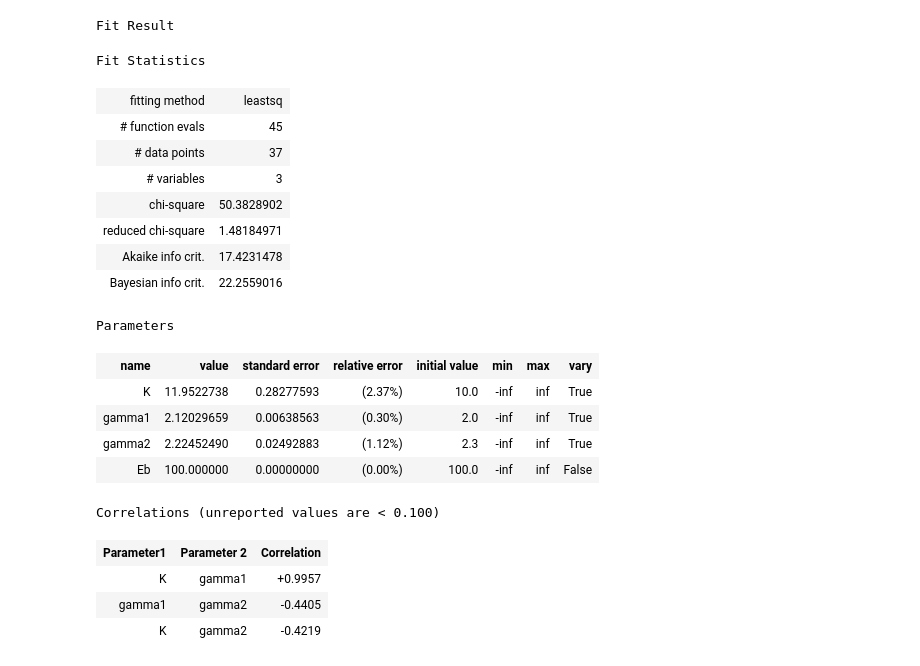
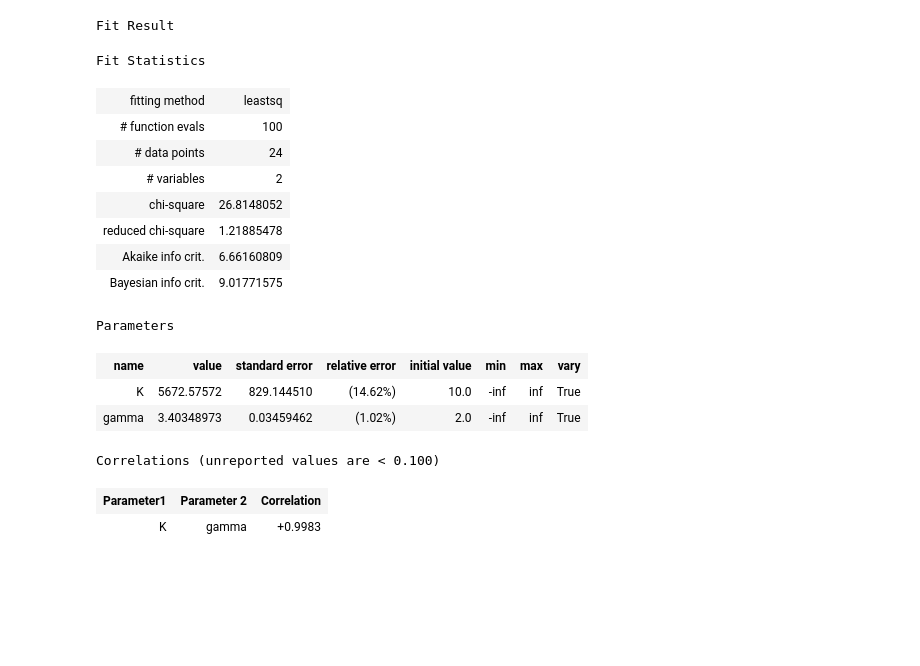
Before and after one commit to tristanbouchet/spi-tap, a Jupyter notebook: fit_spectra.ipynb, the cells around one changed output. Drawn from its saved outputs; the diff is of its cells as text; code cells hidden in the pictures; blank space fills up the shorter version.

```diff
--- a/fit_spectra.ipynb
+++ b/fit_spectra.ipynb
@@ -128,6 +6,8 @@ import spitap.spec_fit as sf
 # %%
-src_name, spec_dir = 'Crab', '/home/tbouchet/SPI_SOURCES/obs/crab/2003-02-19_2003-02-21_15deg/20_600_40log_SE/fit_0dn_1pi'
-# src_name, spec_dir = 'swift_1727', '/home/tbouchet/SPI_SOURCES/obs/S1727/2023-09-07_2023-09-08_15deg/20_400_21perso_SE/fit_0di_1pi'
+main_dir = "/home/tbouchet/SPI_SOURCES/obs"
+# src_name, spec_dir = 'Crab', '/home/tbouchet/SPI_SOURCES/obs/crab/2023-08-01_2023-10-01_15deg/20_400_35log_SE/fit_0dn_1pi'
+# src_name, spec_dir = 'Crab', '/home/tbouchet/SPI_SOURCES/obs/crab/2003-02-19_2003-02-21_15deg/20_600_40log_SE/fit_0dn_1pi'
+src_name, spec_dir = 'SWIFT_J1727.8-1613', f'{main_dir}/S1727/2023-09-07_2023-09-08_15deg/20_400_27perso_SE/fit_0di_1pi'
 resp = sf.Response(spec_dir, rmf_ebound_ext='EBOUNDS', rmf_matrix_ext='MATRIX', rmf_name='rmf_spi.rmf')
 spec_data= sf.SPISpectrum(src_name, 'SPI')
 spec_data.import_spectrum(f'{spec_dir}/spectra_{src_name}.fits', rate_col='DFLUX', rate_err_col='DFLUX_ERR')
@@ -149,31 +29,29 @@ spec_data.plot_raw_spec()
 # %%
-import lmfit as lm
+e_min_fit, e_max_fit = 50., 400.
+
 lm_params = lm.create_params(
-    # K = {'value': 10.}, gamma = {'value':2.}
-    K = {'value': 10.}, gamma1 = {'value':2.}, gamma2= {'value':2.3}, Eb={'value':100., 'vary':False}
+    K = {'value': 10.}, gamma = {'value':2.}
+    # K = {'value': 10.}, gamma1 = {'value':2.}, gamma2= {'value':2.3}, Eb={'value':100., 'vary':False}
     )
-fit = sf.Fit(model_name='bknpl')
-result, _=fit.fit_spec(spec_data, resp, lm_params, e_min_fit=25., e_max_fit=600.)
+fit = sf.Fit(model_name='powerlaw')
+# fit = sf.Fit(model_name='bknpl')
+result, _ =fit.fit_spec(spec_data, resp, lm_params, e_min_fit, e_max_fit)
 result
 # %% [output]
 Fit Result
 Fit Statistics
 | fitting method | leastsq |
-| # function evals | 45 |
-| # data points | 37 |
-| # variables | 3 |
-| chi-square | 50.3828902 |
-| reduced chi-square | 1.48184971 |
-| Akaike info crit. | 17.4231478 |
-| Bayesian info crit. | 22.2559016 |
+| # function evals | 100 |
+| # data points | 24 |
+| # variables | 2 |
+| chi-square | 26.8148052 |
+| reduced chi-square | 1.21885478 |
+| Akaike info crit. | 6.66160809 |
+| Bayesian info crit. | 9.01771575 |
 Parameters
 | name | value | standard error | relative error | initial value | min | max | vary |
-| K | 11.9522738 | 0.28277593 | (2.37%) | 10.0 | -inf | inf | True |
-| gamma1 | 2.12029659 | 0.00638563 | (0.30%) | 2.0 | -inf | inf | True |
-| gamma2 | 2.22452490 | 0.02492883 | (1.12%) | 2.3 | -inf | inf | True |
-| Eb | 100.000000 | 0.00000000 | (0.00%) | 100.0 | -inf | inf | False |
+| K | 5672.57572 | 829.144510 | (14.62%) | 10.0 | -inf | inf | True |
+| gamma | 3.40348973 | 0.03459462 | (1.02%) | 2.0 | -inf | inf | True |
 Correlations (unreported values are < 0.100)
 | Parameter1 | Parameter 2 | Correlation |
-| K | gamma1 | +0.9957 |
-| gamma1 | gamma2 | -0.4405 |
-| K | gamma2 | -0.4219 |
+| K | gamma | +0.9983 |
```
Also changed, not shown: parts of 13 cells of this notebook, 7 other files.
